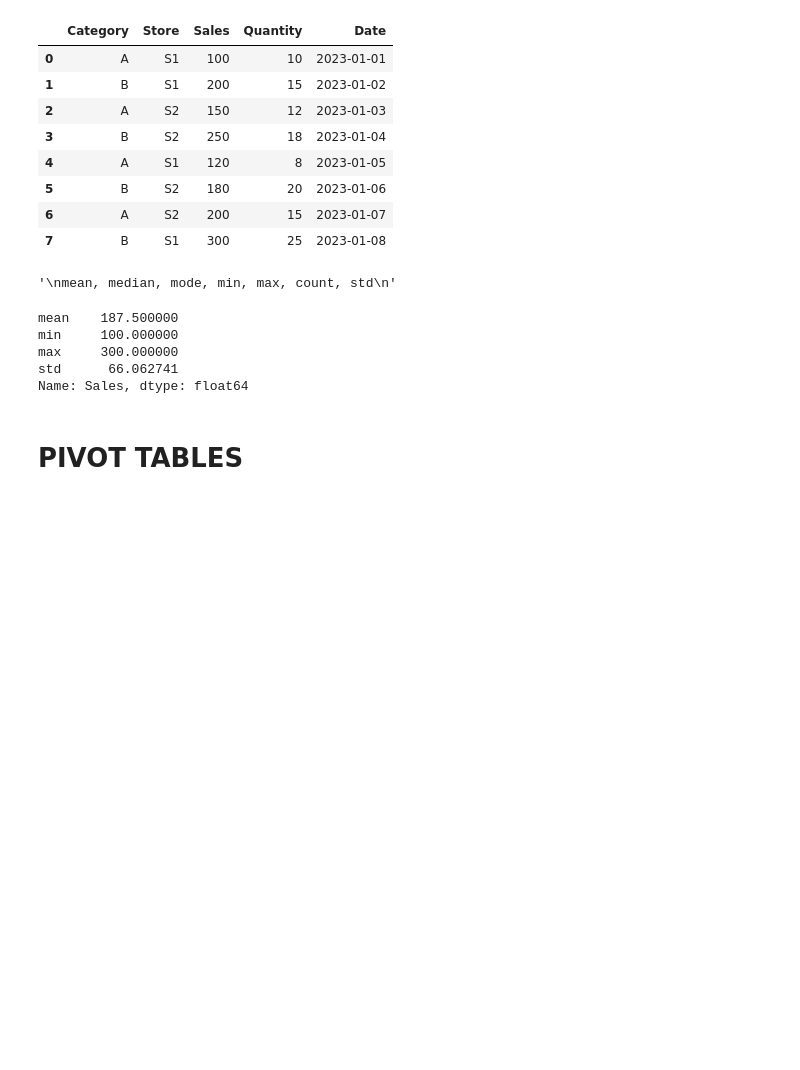
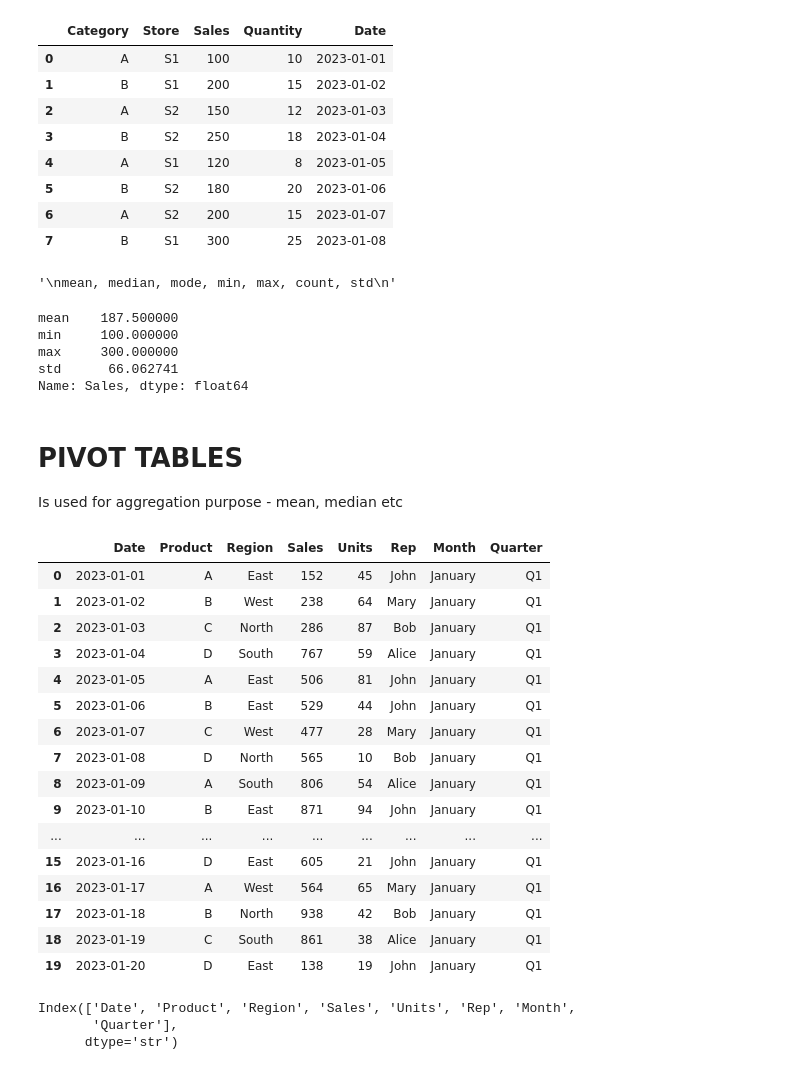
Before and after one commit to C4naryS0ck/Pandasss, a Jupyter notebook: phase-3.ipynb, the cells around one changed output. Cells and saved outputs as stored; diff of their text form; code cells hidden in the pictures; blank space fills up the shorter version.

```diff
--- a/phase-3.ipynb
+++ b/phase-3.ipynb
@@ -613,3 +613,45 @@ std      66.062741
 Name: Sales, dtype: float64
 # %% [markdown]
 # PIVOT TABLES
+
+Is used for aggregation purpose - mean, median etc
+# %%
+data = {
+    'Date': pd.date_range('2023-01-01', periods=20),
+    'Product': ['A', 'B', 'C', 'D'] * 5,
+    'Region': ['East', 'West', 'North', 'South', 'East'] * 4,
+    'Sales': np.random.randint(100, 1000, size=20),
+    'Units': np.random.randint(10, 100, size=20),
+    'Rep': ['John', 'Mary', 'Bob', 'Alice', 'John'] * 4
+}
+
+df = pd.DataFrame(data)
+
+df['Month'] = df['Date'].dt.month_name()
+df['Quarter'] = 'Q' + df['Date'].dt.quarter.astype(str)
+# %%
+df
+# %% [output]
+|  | Date | Product | Region | Sales | Units | Rep | Month | Quarter |
+| 0 | 2023-01-01 | A | East | 152 | 45 | John | January | Q1 |
+| 1 | 2023-01-02 | B | West | 238 | 64 | Mary | January | Q1 |
+| 2 | 2023-01-03 | C | North | 286 | 87 | Bob | January | Q1 |
+| 3 | 2023-01-04 | D | South | 767 | 59 | Alice | January | Q1 |
+| 4 | 2023-01-05 | A | East | 506 | 81 | John | January | Q1 |
+| 5 | 2023-01-06 | B | East | 529 | 44 | John | January | Q1 |
+| 6 | 2023-01-07 | C | West | 477 | 28 | Mary | January | Q1 |
+| 7 | 2023-01-08 | D | North | 565 | 10 | Bob | January | Q1 |
+| 8 | 2023-01-09 | A | South | 806 | 54 | Alice | January | Q1 |
+| 9 | 2023-01-10 | B | East | 871 | 94 | John | January | Q1 |
+| ... | ... | ... | ... | ... | ... | ... | ... | ... |
+| 15 | 2023-01-16 | D | East | 605 | 21 | John | January | Q1 |
+| 16 | 2023-01-17 | A | West | 564 | 65 | Mary | January | Q1 |
+| 17 | 2023-01-18 | B | North | 938 | 42 | Bob | January | Q1 |
+| 18 | 2023-01-19 | C | South | 861 | 38 | Alice | January | Q1 |
+| 19 | 2023-01-20 | D | East | 138 | 19 | John | January | Q1 |
+# %%
+df.columns
+# %% [output]
+Index(['Date', 'Product', 'Region', 'Sales', 'Units', 'Rep', 'Month',
+       'Quarter'],
+      dtype='str')
```
Also changed, not shown: parts of 6 cells of this notebook, 1 other file.
